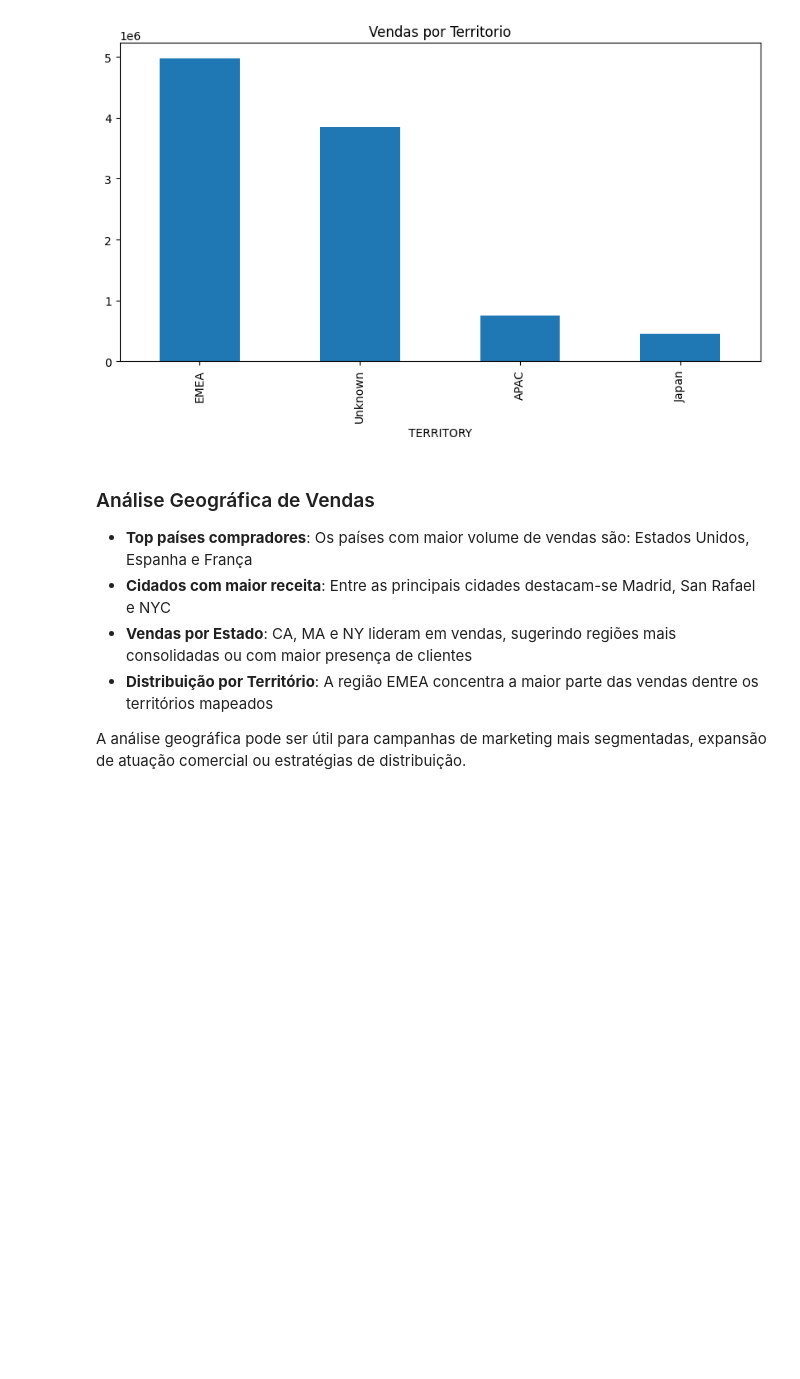
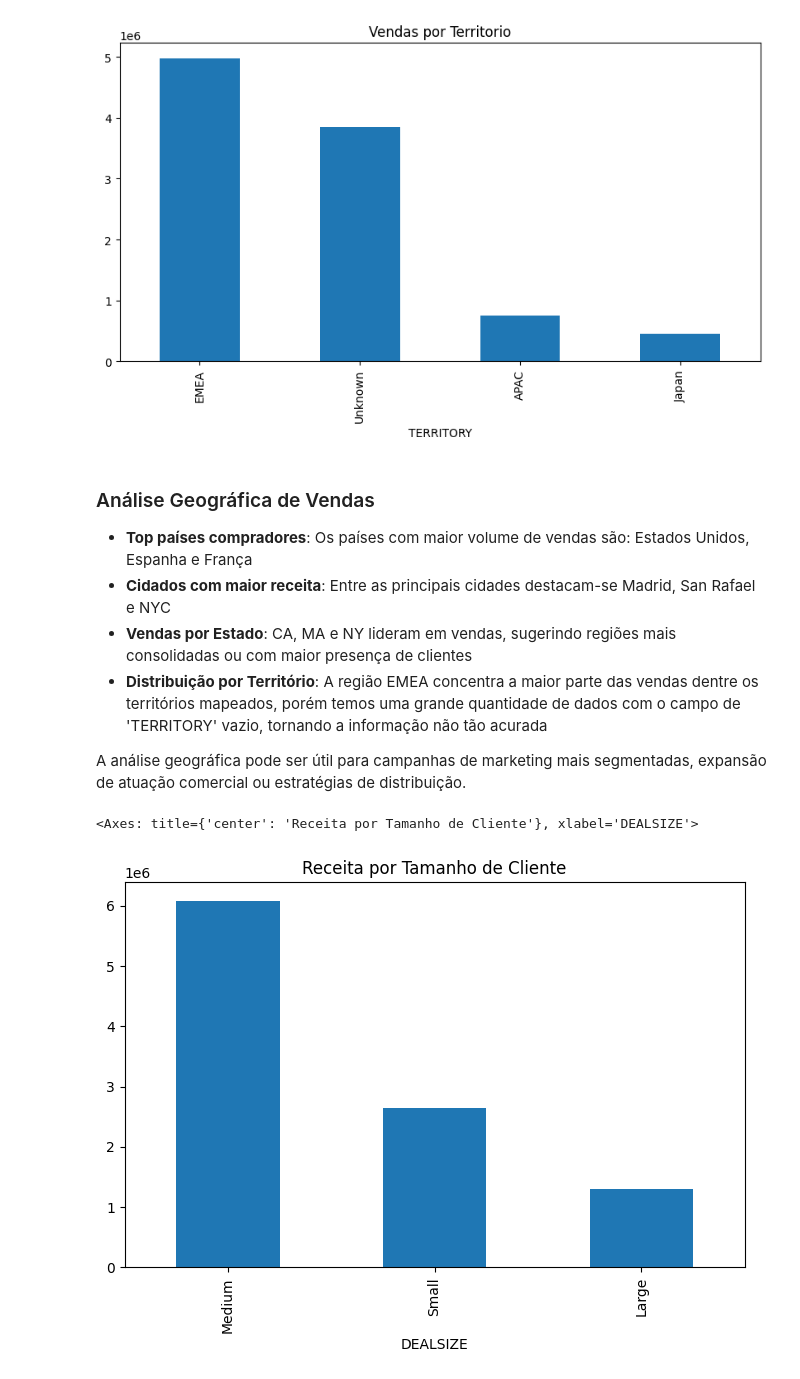
Before and after one commit to matheusghygino/analise-de-vendas, a Jupyter notebook: sales_data_sample.ipynb, the cells around one changed output. Drawn from its saved outputs; the diff is of its cells as text; code cells hidden in the pictures; blank space fills up the shorter version.

```diff
--- a/sales_data_sample.ipynb
+++ b/sales_data_sample.ipynb
@@ -381,6 +381,12 @@ sales_by_territory.plot(kind='bar', title='Vendas por Territorio', figsize=(10,5
 - **Top países compradores**: Os países com maior volume de vendas são: Estados Unidos, Espanha e França
 - **Cidados com maior receita**: Entre as principais cidades destacam-se Madrid, San Rafael e NYC
 - **Vendas por Estado**: CA, MA e NY lideram em vendas, sugerindo regiões mais consolidadas ou com maior presença de clientes
-- **Distribuição por Território**: A região EMEA concentra a maior parte das vendas dentre os territórios mapeados
+- **Distribuição por Território**: A região EMEA concentra a maior parte das vendas dentre os territórios mapeados, porém temos uma grande quantidade de dados com o campo de 'TERRITORY' vazio, tornando a informação não tão acurada
 
 A análise geográfica pode ser útil para campanhas de marketing mais segmentadas, expansão de atuação comercial ou estratégias de distribuição.
+# %%
+sales_by_dealsize = df.groupby('DEALSIZE')['SALES'].sum().sort_values(ascending=False)
+sales_by_dealsize.plot(kind='bar', title='Receita por Tamanho de Cliente', figsize=(8,5))
+# %% [output]
+<Axes: title={'center': 'Receita por Tamanho de Cliente'}, xlabel='DEALSIZE'>
+[figure, added]
```
Also changed, not shown: parts of 10 cells of this notebook.
